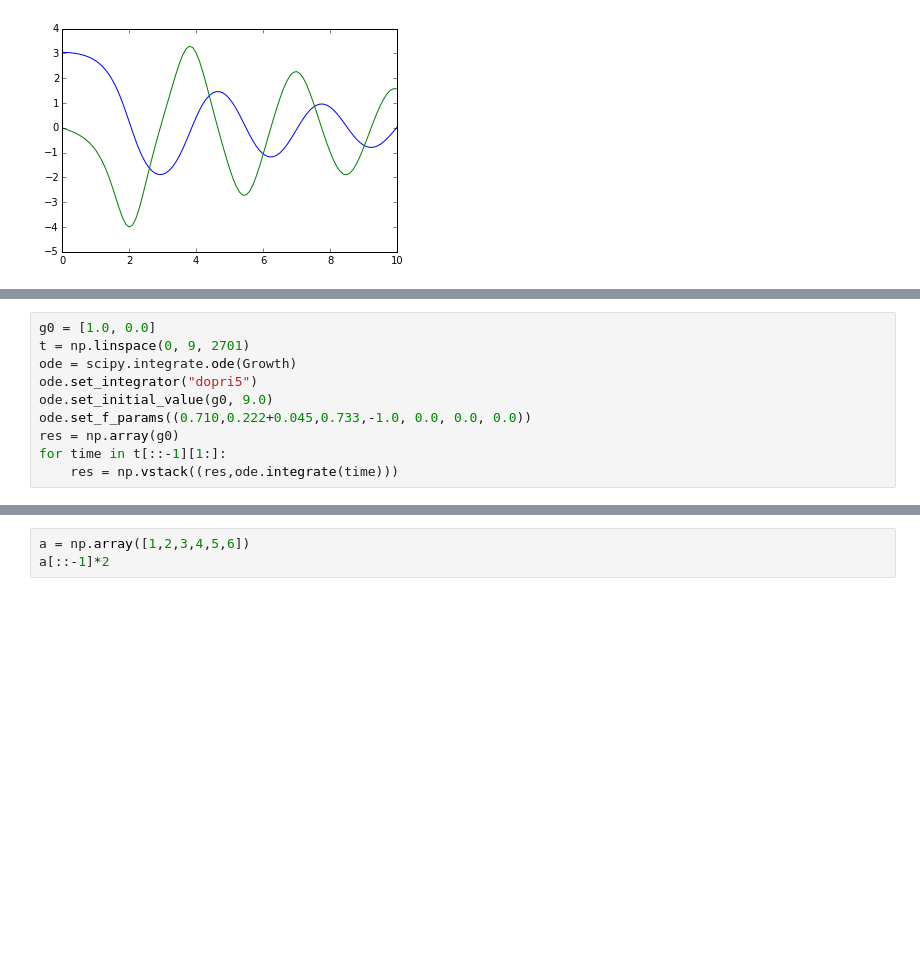
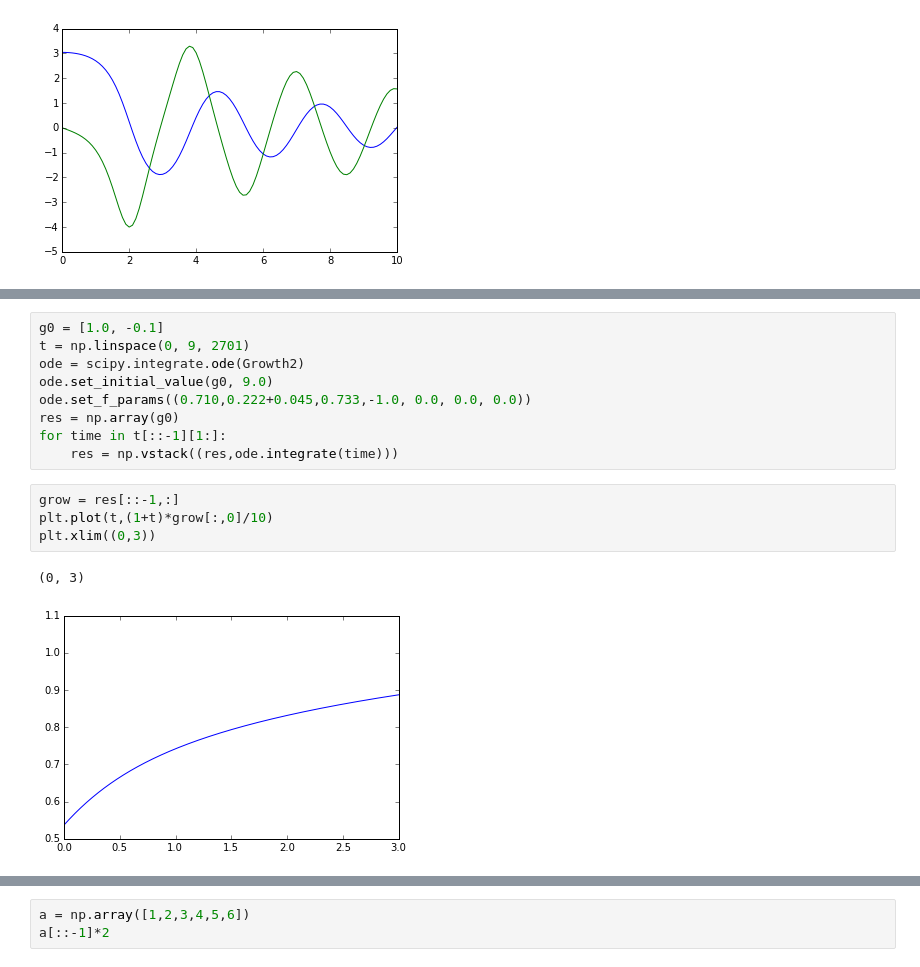
Before and after one commit to kgage/deltaplots, a Jupyter notebook: ModelPlots.ipynb, the cells around one changed output, grey strips where cells are left out. Drawn from its saved outputs; the diff is of its cells as text; blank space fills up the shorter version.

```diff
--- a/ModelPlots.ipynb
+++ b/ModelPlots.ipynb
@@ -277,10 +310,16 @@ def Growth(z, g, arg1):
 # %%
-g0 = [1.0, 0.0]
+g0 = [1.0, -0.1]
 t = np.linspace(0, 9, 2701)
-ode = scipy.integrate.ode(Growth)
-ode.set_integrator("dopri5")
+ode = scipy.integrate.ode(Growth2)
 ode.set_initial_value(g0, 9.0)
 ode.set_f_params((0.710,0.222+0.045,0.733,-1.0, 0.0, 0.0, 0.0))
 res = np.array(g0)
 for time in t[::-1][1:]:
     res = np.vstack((res,ode.integrate(time)))
+# %%
+grow = res[::-1,:]
+plt.plot(t,(1+t)*grow[:,0]/10)
+plt.xlim((0,3))
+# %% [output]
+(0, 3)
+[figure, added]
```
Also changed, not shown: parts of 11 cells of this notebook.
